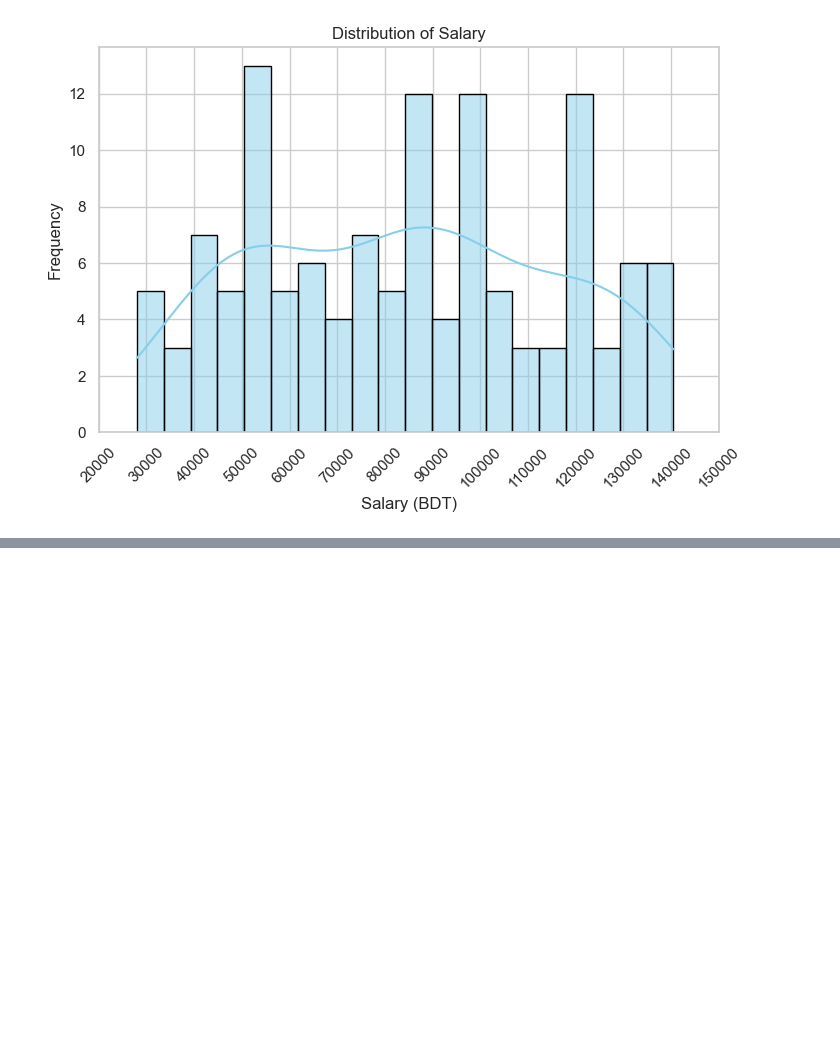
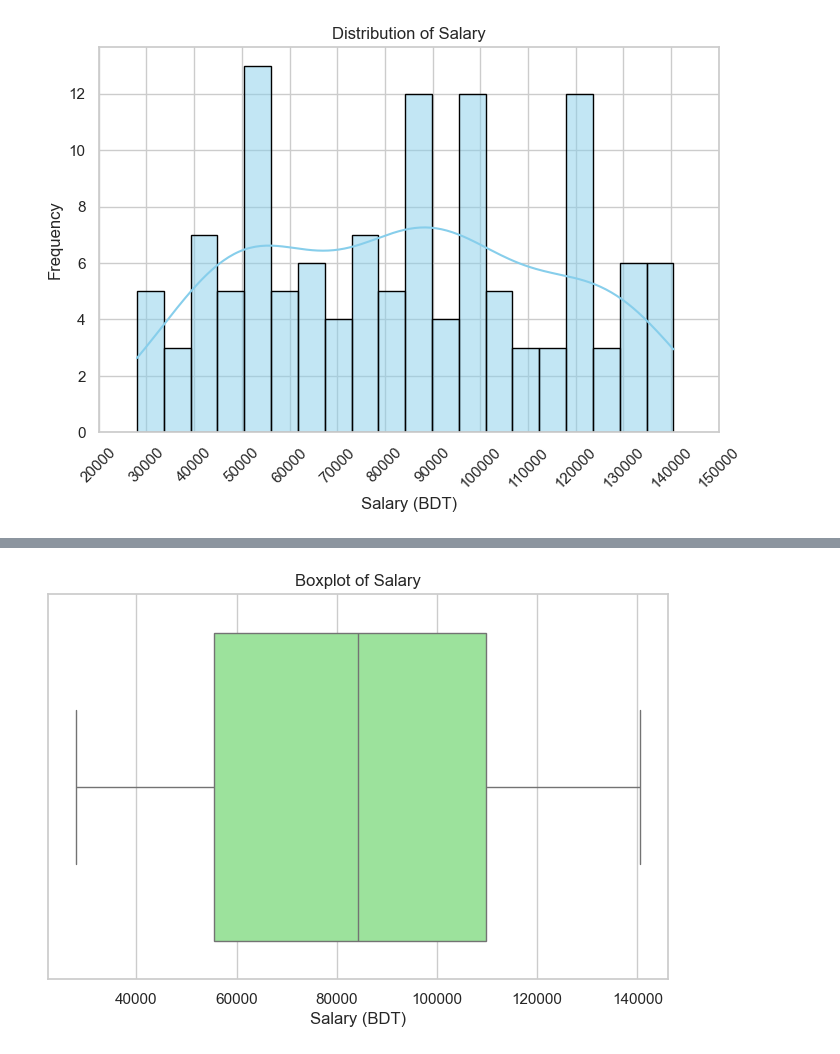
Before and after one commit to TanjilaShamima/python-journey, a Jupyter notebook: matplotlib-seaborn/visualization.ipynb, the cells around one changed output, grey strips where cells are left out. Drawn from its saved outputs; the diff is of its cells as text; code cells hidden in the pictures; blank space fills up the shorter version.

```diff
--- a/matplotlib-seaborn/visualization.ipynb
+++ b/matplotlib-seaborn/visualization.ipynb
@@ -207,0 +238,14 @@ plt.show()
+# %%
+# Boxplot
+
+plt.figure(figsize=(8, 5))
+sns.boxplot(data=df, x="Salary_BDT", color="lightgreen")
+plt.title("Boxplot of Salary")
+plt.xlabel("Salary (BDT)")
+# plt.xticks(
+#     range(20000, 150001, 10000),
+#     rotation=45
+# )
+plt.show()
+# %% [output]
+[figure, added]
```
Also changed, not shown: parts of 7 cells of this notebook, 1 other file.
